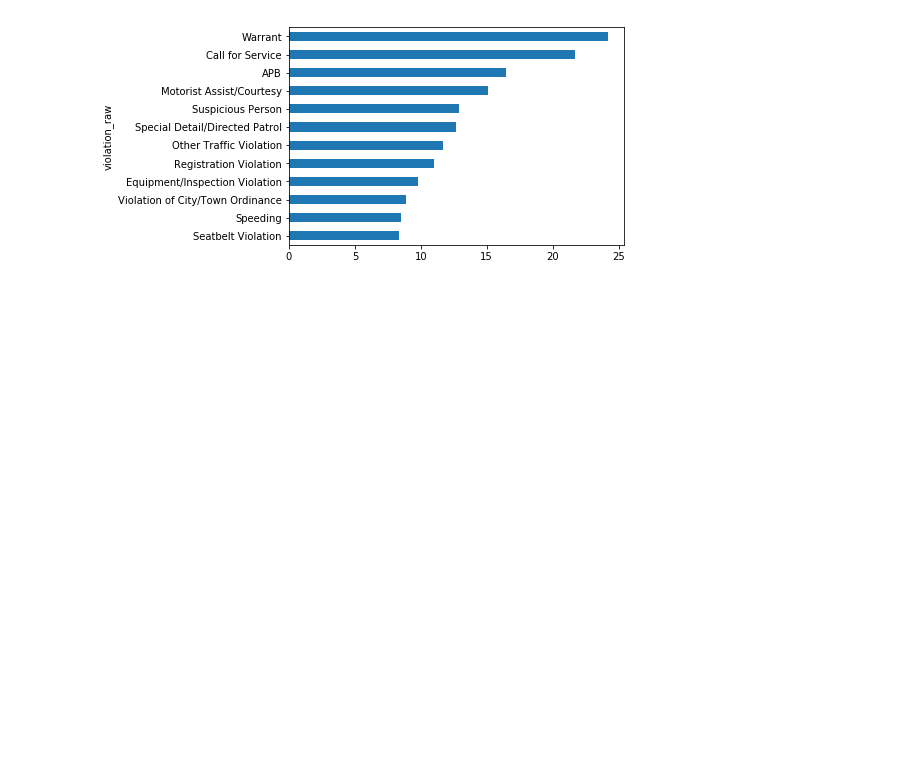
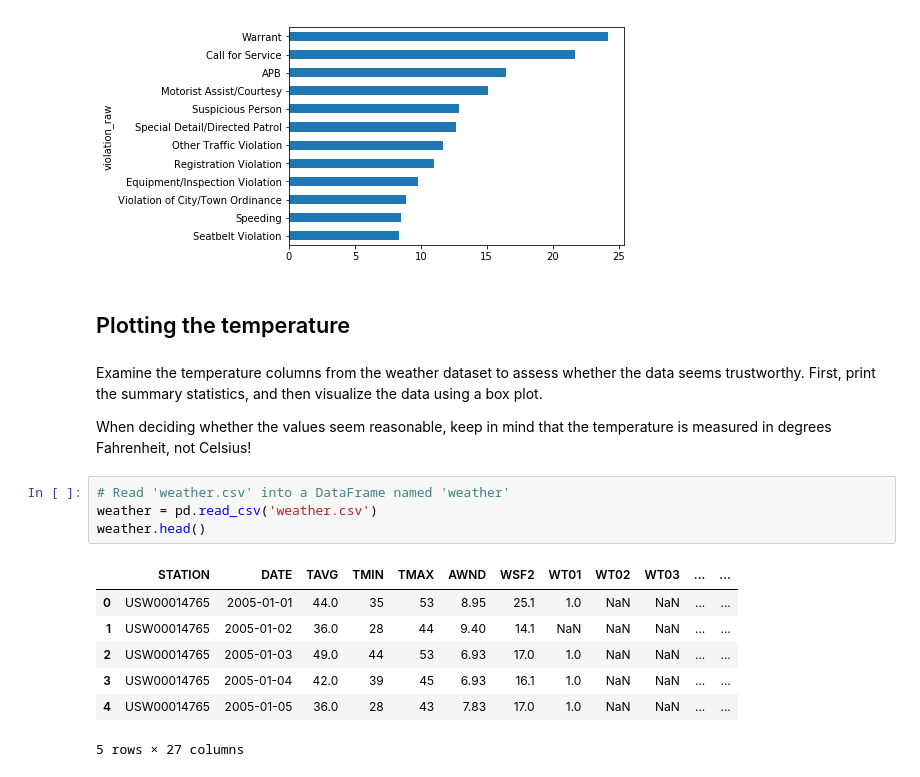
Before and after one commit to elguneminov/data_science_projects_I, a Jupyter notebook: Analyzing Police Activity in Rhode Island/Analyzing Police Acticity in Rhode Island.ipynb, the cells around one changed output. Cells and saved outputs as stored; diff of their text form; blank space fills up the shorter version.

```diff
--- a/Analyzing Police Activity in Rhode Island/Analyzing Police Acticity in Rhode Island.ipynb
+++ b/Analyzing Police Activity in Rhode Island/Analyzing Police Acticity in Rhode Island.ipynb
@@ -736,3 +736,21 @@ stop_length.sort_values().plot(kind='barh') #add h to 'bar'
 plt.show()
 # %% [output]
 [figure]
+# %% [markdown]
+## Plotting the temperature
+# %% [markdown]
+Examine the temperature columns from the weather dataset to assess whether the data seems trustworthy. First, print the summary statistics, and then visualize the data using a box plot.
+
+When deciding whether the values seem reasonable, keep in mind that the temperature is measured in degrees Fahrenheit, not Celsius!
+# %%
+# Read 'weather.csv' into a DataFrame named 'weather'
+weather = pd.read_csv('weather.csv')
+weather.head()
+# %% [output]
+|  | STATION | DATE | TAVG | TMIN | TMAX | AWND | WSF2 | WT01 | WT02 | WT03 | ... | ... |
+| 0 | USW00014765 | 2005-01-01 | 44.0 | 35 | 53 | 8.95 | 25.1 | 1.0 | NaN | NaN | ... | ... |
+| 1 | USW00014765 | 2005-01-02 | 36.0 | 28 | 44 | 9.40 | 14.1 | NaN | NaN | NaN | ... | ... |
+| 2 | USW00014765 | 2005-01-03 | 49.0 | 44 | 53 | 6.93 | 17.0 | 1.0 | NaN | NaN | ... | ... |
+| 3 | USW00014765 | 2005-01-04 | 42.0 | 39 | 45 | 6.93 | 16.1 | 1.0 | NaN | NaN | ... | ... |
+| 4 | USW00014765 | 2005-01-05 | 36.0 | 28 | 43 | 7.83 | 17.0 | 1.0 | NaN | NaN | ... | ... |
+5 rows × 27 columns
```
Also changed, not shown: parts of 36 cells of this notebook.
